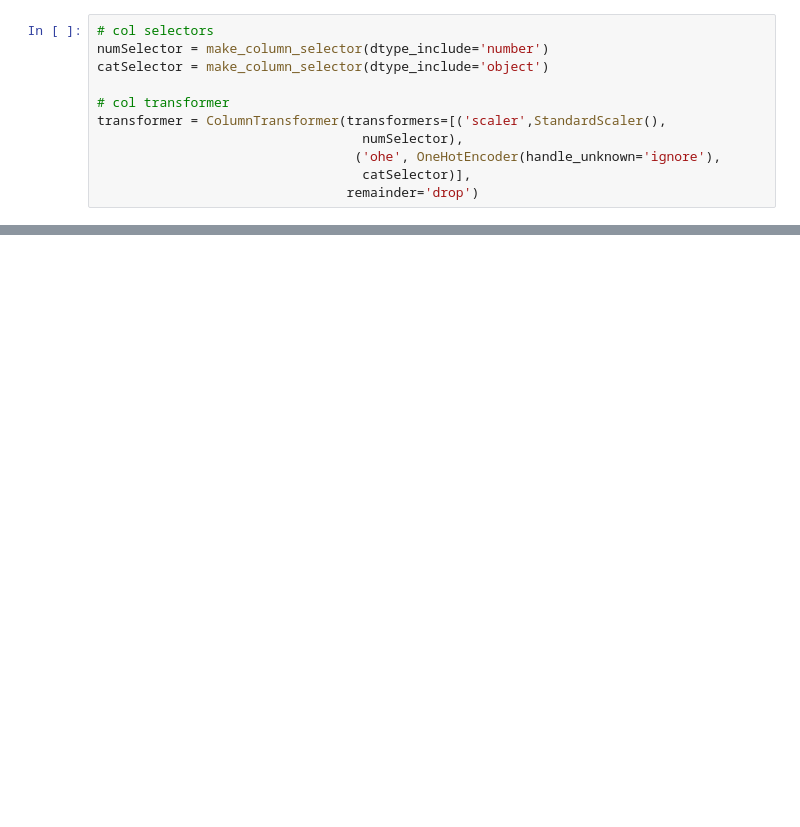
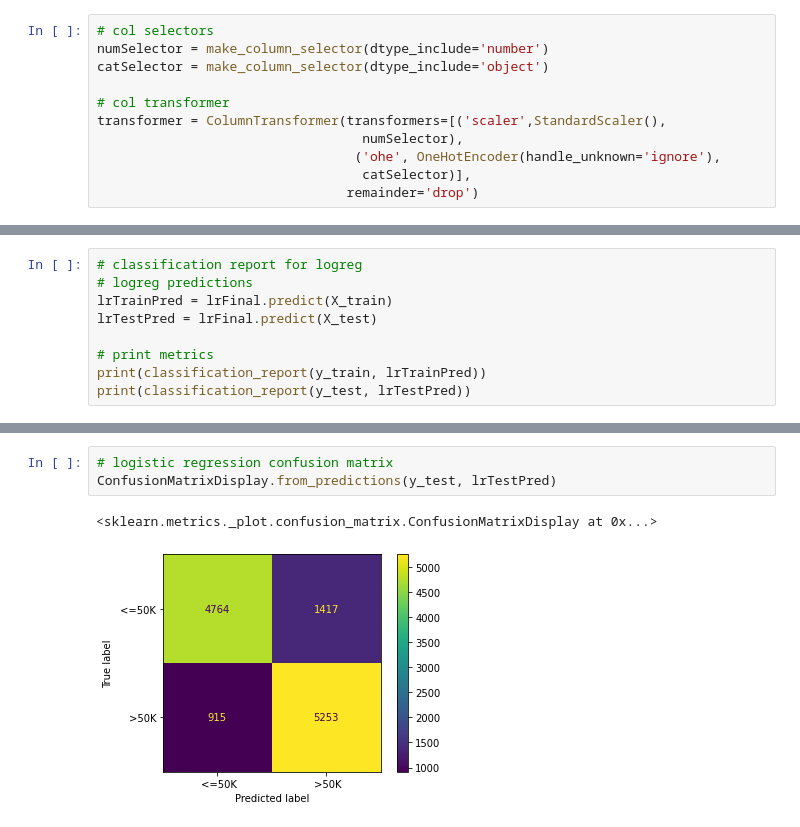
Before and after one commit to hport15/prediction, a Jupyter notebook: Project_2.ipynb, the cells around one changed output, grey strips where cells are left out. Saved outputs shown, nothing was run; the diff lists cells and outputs as text; blank space fills up the shorter version.

```diff
--- a/Project_2.ipynb
+++ b/Project_2.ipynb
@@ -606,0 +575,9 @@ The KNN and logistic regression models had similar metrics, but the logistic reg
+# %%
+# classification report for logreg
+# logreg predictions
+lrTrainPred = lrFinal.predict(X_train)
+lrTestPred = lrFinal.predict(X_test)
+
+# print metrics
+print(classification_report(y_train, lrTrainPred))
+print(classification_report(y_test, lrTestPred))
@@ -606,0 +609,6 @@ The KNN and logistic regression models had similar metrics, but the logistic reg
+# %%
+# logistic regression confusion matrix
+ConfusionMatrixDisplay.from_predictions(y_test, lrTestPred)
+# %% [output]
+<sklearn.metrics._plot.confusion_matrix.ConfusionMatrixDisplay at 0x...>
+[figure, added]
```
Also changed, not shown: parts of 36 cells of this notebook.
